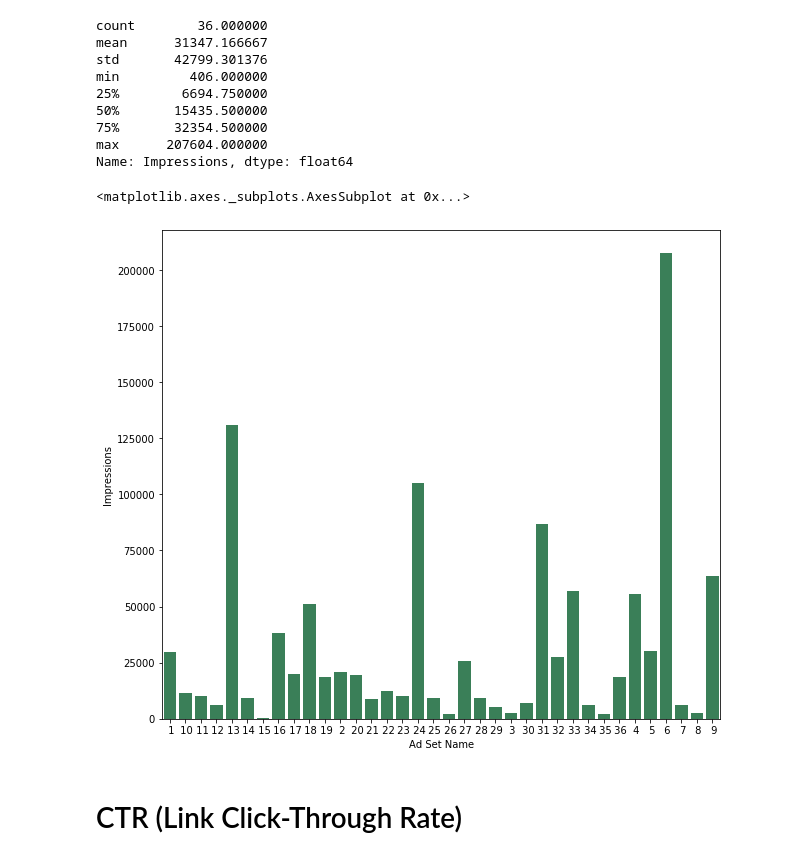
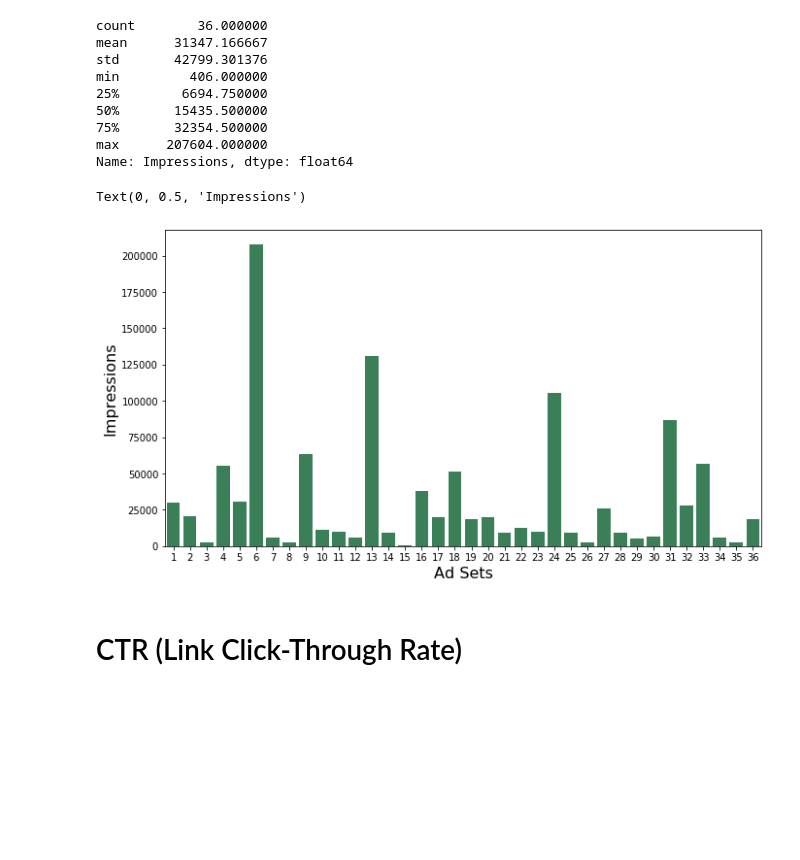
Before and after one commit to Lidetsal/Facebook-Ad-Project, a Jupyter notebook: Untitled.ipynb, the cells around one changed output. Saved outputs shown, nothing was run; the diff lists cells and outputs as text; code cells hidden in the pictures; blank space fills up the shorter version.

```diff
--- a/Untitled.ipynb
+++ b/Untitled.ipynb
@@ -66,8 +68,8 @@ grouped = fb_df.groupby('Ad Set Name')
 grouped = pd.DataFrame(grouped.sum())
 
 
-grouped = grouped.sort_values('Ad Set Name', ascending=True)
-grouped['Cost per Registration'] = grouped['Amount Spent (USD)']/grouped['Website Registrations Completed']
+grouped = grouped.sort_values('CPC (Cost per Link Click) (USD)', ascending=False)
+# grouped['Cost per Registration'] = grouped['Amount Spent (USD)']/grouped['Website Registrations Completed']
 
 grouped = grouped.reset_index()
 
@@ -247,16 +269,16 @@ min         406.000000
 max      207604.000000
 Name: Impressions, dtype: float64
 # %%
-plt.figure(figsize=(10, 9))
+plt.figure(figsize=(11, 6))
 
 sns.barplot(grouped['Ad Set Name'], grouped.Impressions.sort_values(ascending=True),  color='seagreen')
 
 # plt.title('Impressions number')
-# plt.xlabel('Impressions')
-# plt.ylabel('Ad sets')
+plt.xlabel('Ad Sets', fontsize=16)
+plt.ylabel('Impressions', fontsize=16)
 # %% [output]
-<matplotlib.axes._subplots.AxesSubplot at 0x...>
+Text(0, 0.5, 'Impressions')
-[figure, old version]
+[figure, new version]
 # %% [markdown]
 # CTR (Link Click-Through Rate)
 # %%
```
Also changed, not shown: parts of 20 cells of this notebook, 1 other file.
